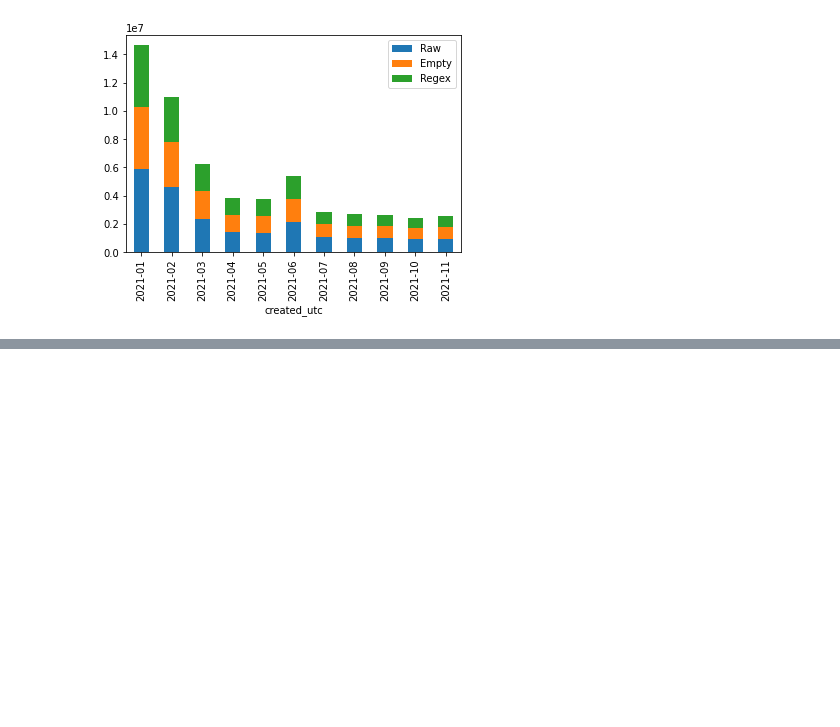
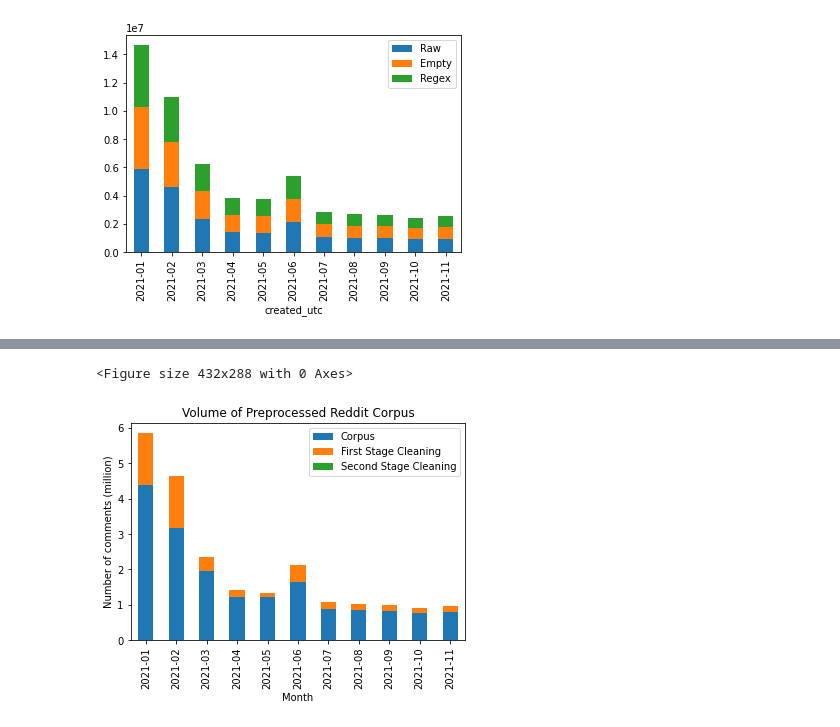
Before and after one commit to Icasso/DataSpell-EAP-Projects, a Jupyter notebook: Reddit Data/DataParser2.ipynb, the cells around one changed output, grey strips where cells are left out. Saved outputs shown, nothing was run; the diff lists cells and outputs as text; code cells hidden in the pictures; blank space fills up the shorter version.

```diff
--- a/Reddit Data/DataParser2.ipynb
+++ b/Reddit Data/DataParser2.ipynb
@@ -266,3 +269,10 @@ res
 # %% [output]
 <AxesSubplot:xlabel='created_utc'>
 [figure]
+# %%
+final_res = pd.read_pickle('combine_plot_process.pkl')
+final_res['First Stage Cleaning'] = final_res['Raw'].sub(final_res['Empty'], axis = 0)
+final_res['Second Stage Cleaning'] = final_res['Empty'].sub(final_res['Regex'], axis = 0)
+final_res = final_res.drop(['Raw', 'Empty'], axis = 1)
+final_res = final_res.rename(columns={"Regex":"Corpus"})
+final_res
@@ -268,0 +293,13 @@ res
+# %%
+plt.figure()
+ax = final_res.plot(kind='bar', stacked=True)
+ax.set_title('Volume of Preprocessed Reddit Corpus')
+# ax.ticklabel_format(useOffset=False)
+# final_res.plot(kind='bar')
+ax.get_yaxis().set_major_formatter(matplotlib.ticker.FuncFormatter(lambda x, p: format(int(x/1000000), ',')))
+ax.set_xlabel('Month')
+ax.set_ylabel('Number of comments (million)')
+plt.show()
+# %% [output]
+<Figure size 432x288 with 0 Axes>
+[figure, added]
```
Also changed, not shown: parts of 4 cells of this notebook.
